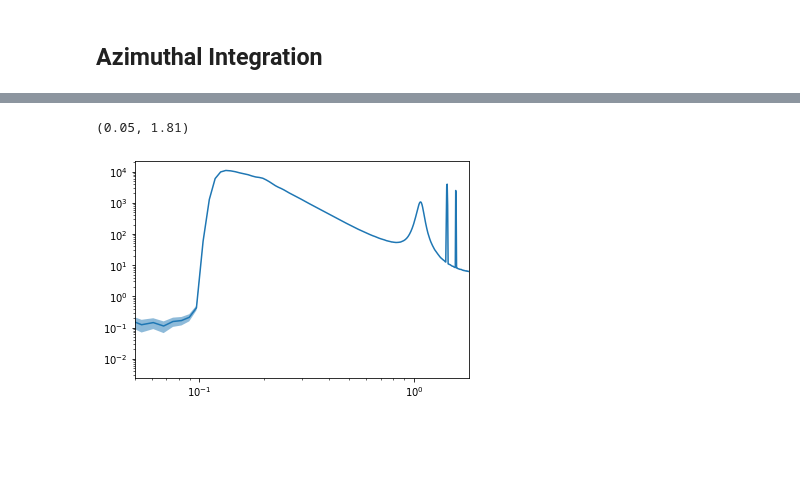
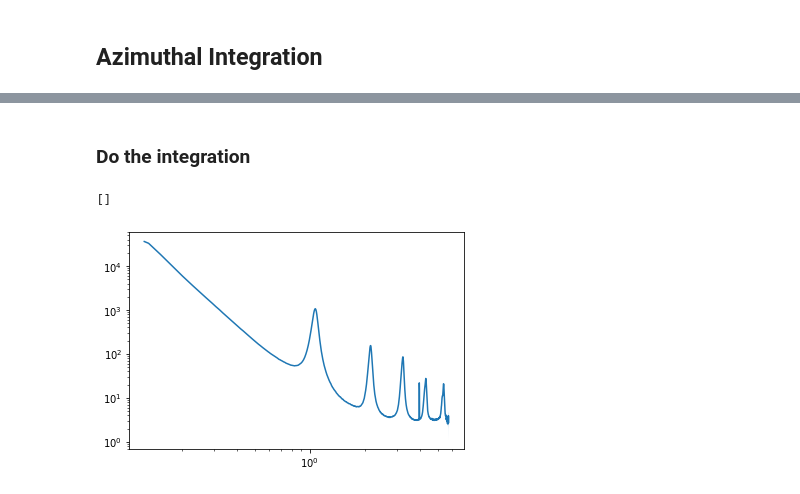
Before and after one commit to EikeGericke/pyASAXS, a Jupyter notebook: 2D_to_1D_Azimutal_Integration.ipynb, the cells around one changed output, grey strips where cells are left out. Drawn from its saved outputs; the diff is of its cells as text; code cells hidden in the pictures; blank space fills up the shorter version.

```diff
--- a/2D_to_1D_Azimutal_Integration.ipynb
+++ b/2D_to_1D_Azimutal_Integration.ipynb
@@ -138,13 +138,14 @@ pixelsize = 172e-6
 # give the position of the before fitted bragg peak
 # for Silver-Behenate (Ag-beh) 1.070057 nm^-1
 q_peak = 1.070057  # in nm^-1
+q_peak = 1.078  # in nm^-1
 
 # give the experimental X-ray energy
-energy_calibration = 8000 # in eV
+energy_calibration = 7000 # in eV
 
 #calculate wavelength, scattering angle and sample to detector distance
-wavelength = con.h * con.c / con.e / 8000  # m
+wavelength = con.h * con.c / con.e / energy_calibration  # m
 theta = np.arcsin(wavelength * 1e9 * q_peak/ 4 / np.pi)
 dist = res['x'][2] * pixelsize / np.tan(2 * theta)  # m
-print("sample-detector distance = {} m".format(round(dist, 3)))
+print("sample-detector distance = {} m".format(round(dist, 5)))
 # %% [output]
@@ -172,17 +182,28 @@ DirectBeamDist= 921.383mm       Center: x=456.736, y=556.579 pix        Tilt=0.0
+# %%
+# adress the mask
+ai_mask_path = image_dir + os.sep + 'mask_shot.edf'
+ai_mask_object = fabio.open(ai_mask_path)
+ai_mask = ai_mask_object.data
+
+# usage of integrate 1d method
+q, I, e = ai.integrate1d(image, 800, error_model='poisson', mask=ai_mask)
+# %% [markdown]
+### Do the integration
 # %%
 # usage of integrate 1d method
-q, I, e = ai.integrate1d(image, 800, error_model='poisson')
+q, I, e = ai.integrate1d(image, 800, error_model='poisson', mask=ai_mask)
 # %%
+# Display the azimuthal integration result
 scale = 1  # upscaling of poisson error for visibility
 
 fig, ax = plt.subplots()
 ax.fill_between(q, I + scale * e, I - scale * e, alpha=0.5)
 ax.plot(q, I)
 ax.loglog()
-ax.set_xlim([0.05, 1.81])
+#ax.set_xlim([0.05, 1.81])
 # %% [output]
-(0.05, 1.81)
+[]
-[figure, old version]
+[figure, new version]
 # %%
 # for additional info uncomment line below
 ai.integrate1d??
```
Also changed, not shown: parts of 4 cells of this notebook.
